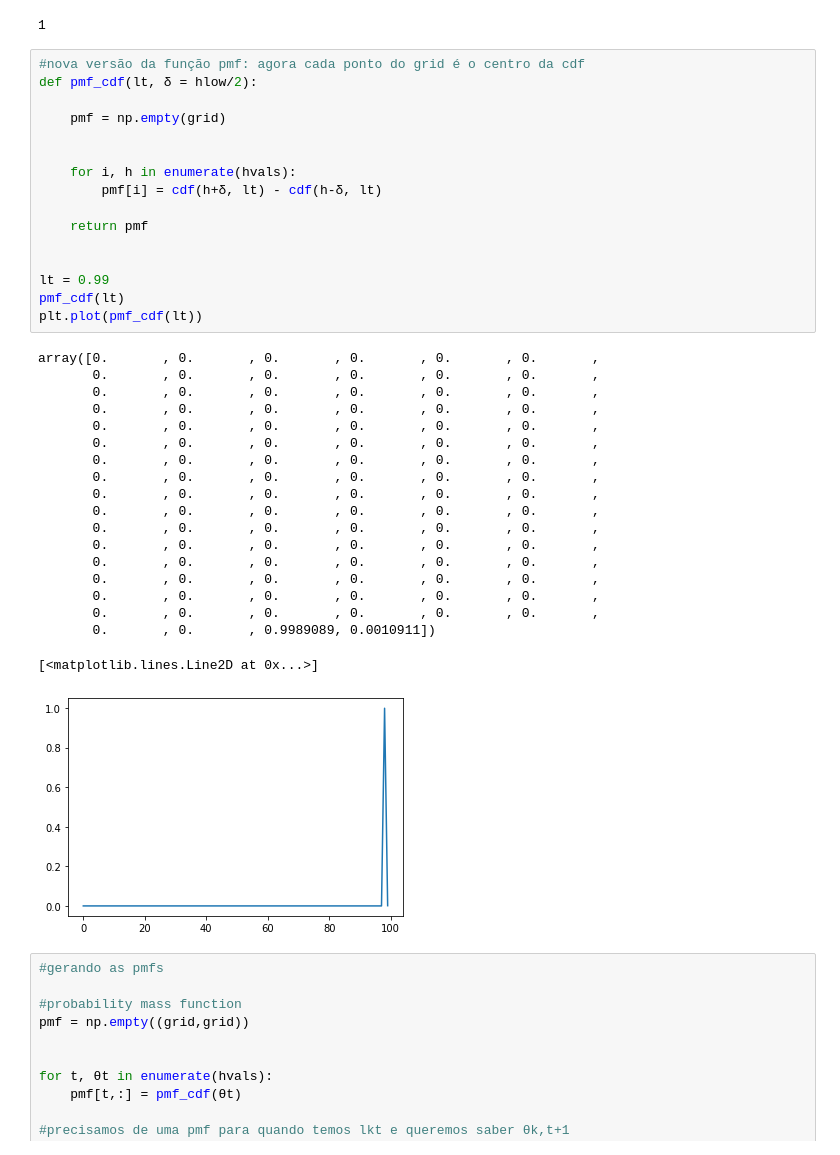
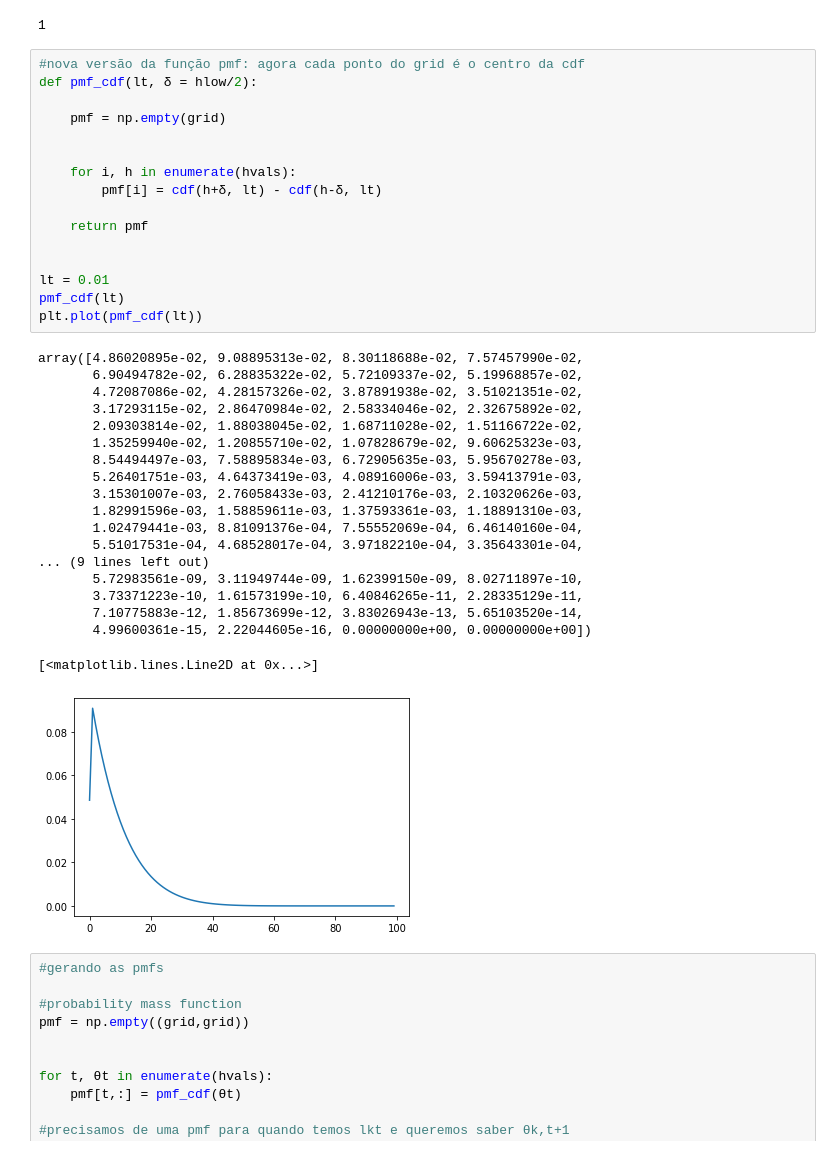
Before and after one commit to jmatheusgpa/Bargaining, a Jupyter notebook: Bellman.ipynb, the cells around one changed output. Drawn from its saved outputs; the diff is of its cells as text.

```diff
--- a/Bellman.ipynb
+++ b/Bellman.ipynb
@@ -284,39 +287,39 @@ cdf(1, 0.9)
 # %%
 #nova versão da função pmf: agora cada ponto do grid é o centro da cdf
 def pmf_cdf(lt, δ = hlow/2):
 
     pmf = np.empty(grid)
 
 
     for i, h in enumerate(hvals):
         pmf[i] = cdf(h+δ, lt) - cdf(h-δ, lt)
 
     return pmf
 
 
-lt = 0.99
+lt = 0.01
 pmf_cdf(lt)
 plt.plot(pmf_cdf(lt))
 # %% [output]
-array([0.       , 0.       , 0.       , 0.       , 0.       , 0.       ,
-       0.       , 0.       , 0.       , 0.       , 0.       , 0.       ,
-       0.       , 0.       , 0.       , 0.       , 0.       , 0.       ,
-       0.       , 0.       , 0.       , 0.       , 0.       , 0.       ,
-       0.       , 0.       , 0.       , 0.       , 0.       , 0.       ,
-       0.       , 0.       , 0.       , 0.       , 0.       , 0.       ,
-       0.       , 0.       , 0.       , 0.       , 0.       , 0.       ,
-       0.       , 0.       , 0.       , 0.       , 0.       , 0.       ,
-       0.       , 0.       , 0.       , 0.       , 0.       , 0.       ,
-       0.       , 0.       , 0.       , 0.       , 0.       , 0.       ,
-       0.       , 0.       , 0.       , 0.       , 0.       , 0.       ,
-       0.       , 0.       , 0.       , 0.       , 0.       , 0.       ,
-       0.       , 0.       , 0.       , 0.       , 0.       , 0.       ,
-       0.       , 0.       , 0.       , 0.       , 0.       , 0.       ,
-       0.       , 0.       , 0.       , 0.       , 0.       , 0.       ,
-       0.       , 0.       , 0.       , 0.       , 0.       , 0.       ,
-       0.       , 0.       , 0.9989089, 0.0010911])
+array([4.86020895e-02, 9.08895313e-02, 8.30118688e-02, 7.57457990e-02,
+       6.90494782e-02, 6.28835322e-02, 5.72109337e-02, 5.19968857e-02,
+       4.72087086e-02, 4.28157326e-02, 3.87891938e-02, 3.51021351e-02,
+       3.17293115e-02, 2.86470984e-02, 2.58334046e-02, 2.32675892e-02,
+       2.09303814e-02, 1.88038045e-02, 1.68711028e-02, 1.51166722e-02,
+       1.35259940e-02, 1.20855710e-02, 1.07828679e-02, 9.60625323e-03,
+       8.54494497e-03, 7.58895834e-03, 6.72905635e-03, 5.95670278e-03,
+       5.26401751e-03, 4.64373419e-03, 4.08916006e-03, 3.59413791e-03,
+       3.15301007e-03, 2.76058433e-03, 2.41210176e-03, 2.10320626e-03,
+       1.82991596e-03, 1.58859611e-03, 1.37593361e-03, 1.18891310e-03,
+       1.02479441e-03, 8.81091376e-04, 7.55552069e-04, 6.46140160e-04,
+       5.51017531e-04, 4.68528017e-04, 3.97182210e-04, 3.35643301e-04,
+... (9 lines left out)
+       5.72983561e-09, 3.11949744e-09, 1.62399150e-09, 8.02711897e-10,
+       3.73371223e-10, 1.61573199e-10, 6.40846265e-11, 2.28335129e-11,
+       7.10775883e-12, 1.85673699e-12, 3.83026943e-13, 5.65103520e-14,
+       4.99600361e-15, 2.22044605e-16, 0.00000000e+00, 0.00000000e+00])
 [<matplotlib.lines.Line2D at 0x...>]
-[figure, old version]
+[figure, new version]
 # %%
 #gerando as pmfs
 
```
Also changed, not shown: parts of 26 cells of this notebook.
